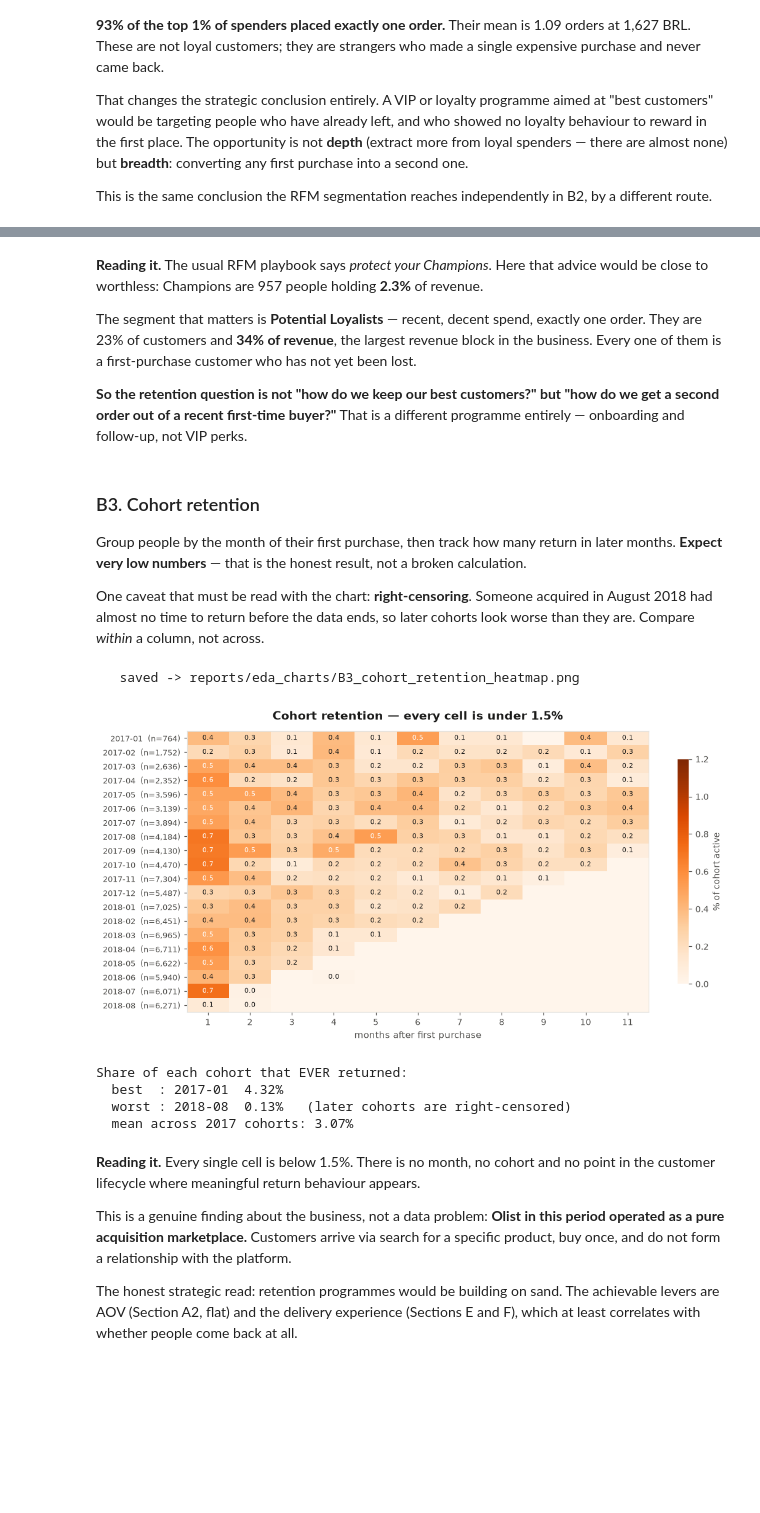
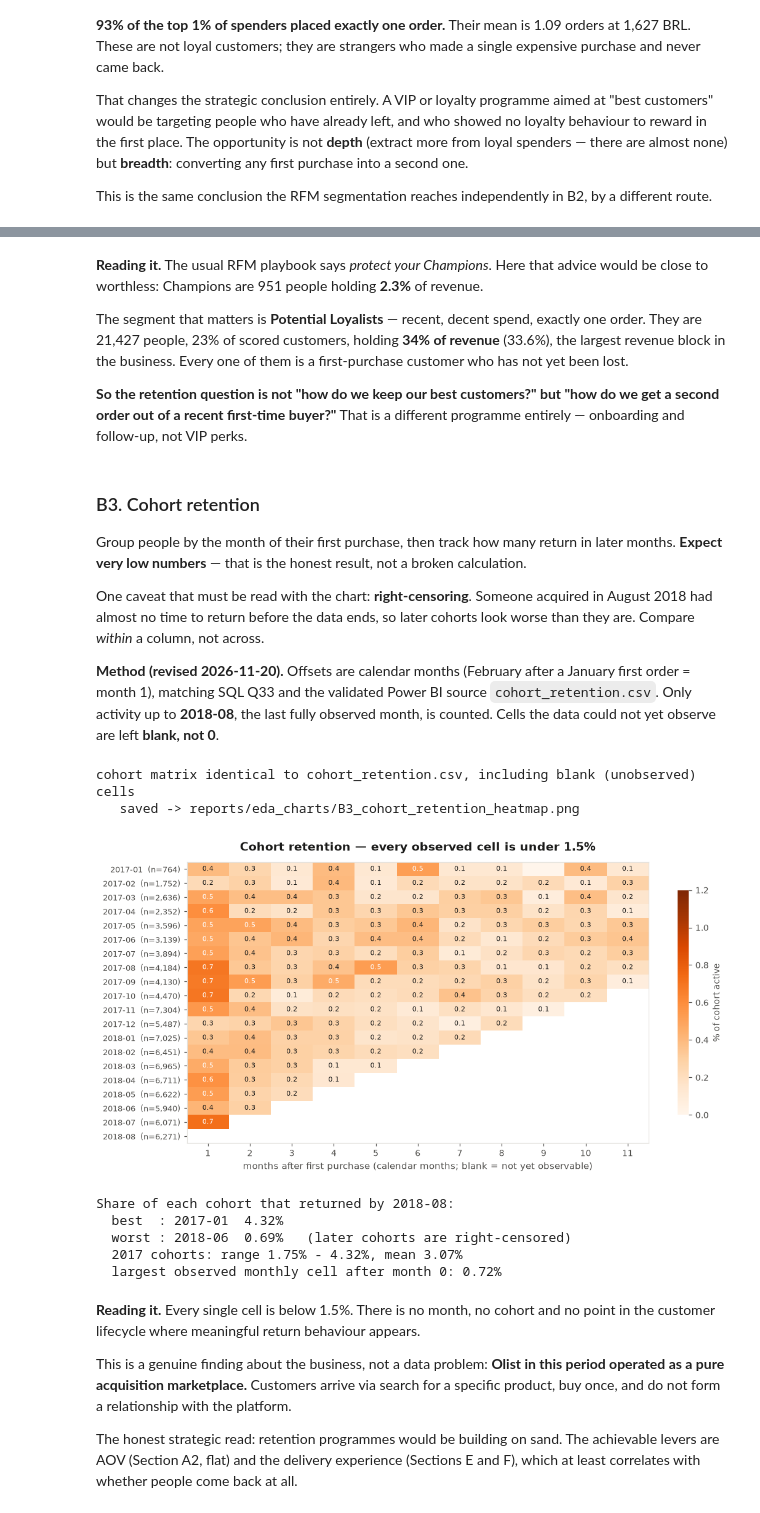
Before and after one commit to m4nish-dev/RetailPulse, a Jupyter notebook: notebooks/03_exploratory_data_analysis.ipynb, the cells around one changed output, grey strips where cells are left out. Saved outputs shown, nothing was run; the diff lists cells and outputs as text; code cells hidden in the pictures; blank space fills up the shorter version.

```diff
--- a/notebooks/03_exploratory_data_analysis.ipynb
+++ b/notebooks/03_exploratory_data_analysis.ipynb
@@ -697,10 +726,11 @@ Champions          :    979 people (1.0%) holding 2.4% of revenue
 # %% [markdown]
 **Reading it.** The usual RFM playbook says *protect your Champions*. Here
-that advice would be close to worthless: Champions are 957 people holding
+that advice would be close to worthless: Champions are 951 people holding
 **2.3%** of revenue.
 
 The segment that matters is **Potential Loyalists** — recent, decent spend,
-exactly one order. They are 23% of customers and **34% of revenue**, the
+exactly one order. They are 21,427 people, 23% of scored customers, holding
+**34% of revenue** (33.6%), the
 largest revenue block in the business. Every one of them is a first-purchase
 customer who has not yet been lost.
 
@@ -717,52 +747,80 @@ a broken calculation.
 One caveat that must be read with the chart: **right-censoring**. Someone
 acquired in August 2018 had almost no time to return before the data ends, so
 later cohorts look worse than they are. Compare *within* a column, not across.
+
+**Method (revised 2026-11-20).** Offsets are calendar months (February after
+a January first order = month 1), matching SQL Q33 and the validated Power BI
+source `cohort_retention.csv`. Only activity up to **2018-08**, the last fully
+observed month, is counted. Cells the data could not yet observe are left
+**blank, not 0**.
 # %%
 first_order = orders.groupby("customer_unique_id").order_date.min().rename("first_date")
+LAST_OBSERVED = pd.Period("2018-08", "M")      # 2018-09/10 hold 20 orders: extract boundary
 act = orders[["customer_unique_id", "order_date"]].merge(first_order, on="customer_unique_id")
+act = act[act.order_date.dt.to_period("M") <= LAST_OBSERVED]
 act["cohort"] = act.first_date.dt.to_period("M").astype(str)
 act["period"] = ((act.order_date.dt.year - act.first_date.dt.year) * 12
                  + (act.order_date.dt.month - act.first_date.dt.month))
 
 cohort_counts = (act[act.cohort.between("2017-01", "2018-08")]
                  .groupby(["cohort", "period"]).customer_unique_id.nunique().unstack(fill_value=0))
+# Every observable offset needs a column, even one where nobody returned (offset 18).
+cohort_counts = cohort_counts.reindex(columns=range(0, 20), fill_value=0)
 sizes = cohort_counts[0]
 retention = cohort_counts.div(sizes, axis=0) * 100
-ret = retention.loc[:, 0:11]
+# Right-censoring: a cell is observable only if cohort + period <= 2018-08.
+for c in retention.index:
+    max_obs = (LAST_OBSERVED - pd.Period(c, "M")).n
+    retention.loc[c, [p for p in retention.columns if p > max_obs]] = np.nan
+ret = retention.reindex(columns=range(0, 12))
+
+# Independent comparison with the validated Power BI source (blanks included).
+ref = pd.read_csv(PROJECT_ROOT / "powerbi" / "data" / "analytical" / "cohort_retention.csv")
+ref = ref.pivot(index="cohort_month", columns="months_since_acquisition", values="retention_pct")
+cmp = retention.reindex(columns=ref.columns)
+assert ((cmp.isna() & ref.isna()) | ((cmp - ref).abs() < 1e-4)).all().all(), \
+       "cohort matrix differs from cohort_retention.csv"
+print("cohort matrix identical to cohort_retention.csv, including blank (unobserved) cells")
 
 fig, ax = plt.subplots(figsize=(11, 5.4))
 data = ret.values[:, 1:]          # drop month 0 (always 100%) so the scale is usable
-im = ax.imshow(data, aspect="auto", cmap="Oranges", vmin=0, vmax=max(1.2, np.nanmax(data)))
+cmap = plt.get_cmap("Oranges").copy(); cmap.set_bad(SURFACE)
+im = ax.imshow(np.ma.masked_invalid(data), aspect="auto", cmap=cmap, vmin=0,
+               vmax=max(1.2, np.nanmax(data)))
 ax.set_xticks(range(data.shape[1])); ax.set_xticklabels(range(1, data.shape[1] + 1))
 ax.set_yticks(range(len(ret))); ax.set_yticklabels(
     [f"{c}  (n={int(sizes.loc[c]):,})" for c in ret.index], fontsize=8.5)
 for i in range(data.shape[0]):
     for j in range(data.shape[1]):
         val = data[i, j]
-        if val > 0:
+        if np.isfinite(val) and val > 0:
             ax.text(j, i, f"{val:.1f}", ha="center", va="center", fontsize=7.4,
                     color=INK if val < np.nanmax(data) * 0.6 else SURFACE)
-ax.set_xlabel("months after first purchase")
-ax.set_title("Cohort retention — every cell is under 1.5%")
+ax.set_xlabel("months after first purchase (calendar months; blank = not yet observable)")
+ax.set_title("Cohort retention — every observed cell is under 1.5%")
 ax.grid(False)
 cb = fig.colorbar(im, ax=ax, shrink=0.8); cb.set_label("% of cohort active", fontsize=9)
 cb.outline.set_visible(False)
 save(fig, "B3_cohort_retention_heatmap")
 plt.show()
 
 ever = act[act.period > 0].groupby("cohort").customer_unique_id.nunique() / sizes * 100
 ever = ever.dropna()
-print("Share of each cohort that EVER returned:")
+print("Share of each cohort that returned by 2018-08:")
 print(f"  best  : {ever.idxmax()}  {ever.max():.2f}%")
 print(f"  worst : {ever.idxmin()}  {ever.min():.2f}%   (later cohorts are right-censored)")
-print(f"  mean across 2017 cohorts: {ever[ever.index < '2018-01'].mean():.2f}%")
+print(f"  2017 cohorts: range {ever[ever.index < '2018-01'].min():.2f}% - {ever[ever.index < '2018-01'].max():.2f}%, "
+      f"mean {ever[ever.index < '2018-01'].mean():.2f}%")
+print(f"  largest observed monthly cell after month 0: {np.nanmax(data):.2f}%")
 # %% [output]
+cohort matrix identical to cohort_retention.csv, including blank (unobserved) cells
    saved -> reports/eda_charts/B3_cohort_retention_heatmap.png
-[figure, old version]
+[figure, new version]
-Share of each cohort that EVER returned:
+Share of each cohort that returned by 2018-08:
   best  : 2017-01  4.32%
-  worst : 2018-08  0.13%   (later cohorts are right-censored)
-  mean across 2017 cohorts: 3.07%
+  worst : 2018-06  0.69%   (later cohorts are right-censored)
+  2017 cohorts: range 1.75% - 4.32%, mean 3.07%
+  largest observed monthly cell after month 0: 0.72%
 # %% [markdown]
 **Reading it.** Every single cell is below 1.5%. There is no month, no cohort
 and no point in the customer lifecycle where meaningful return behaviour
```
Also changed, not shown: parts of 6 cells of this notebook, 23 other files.
